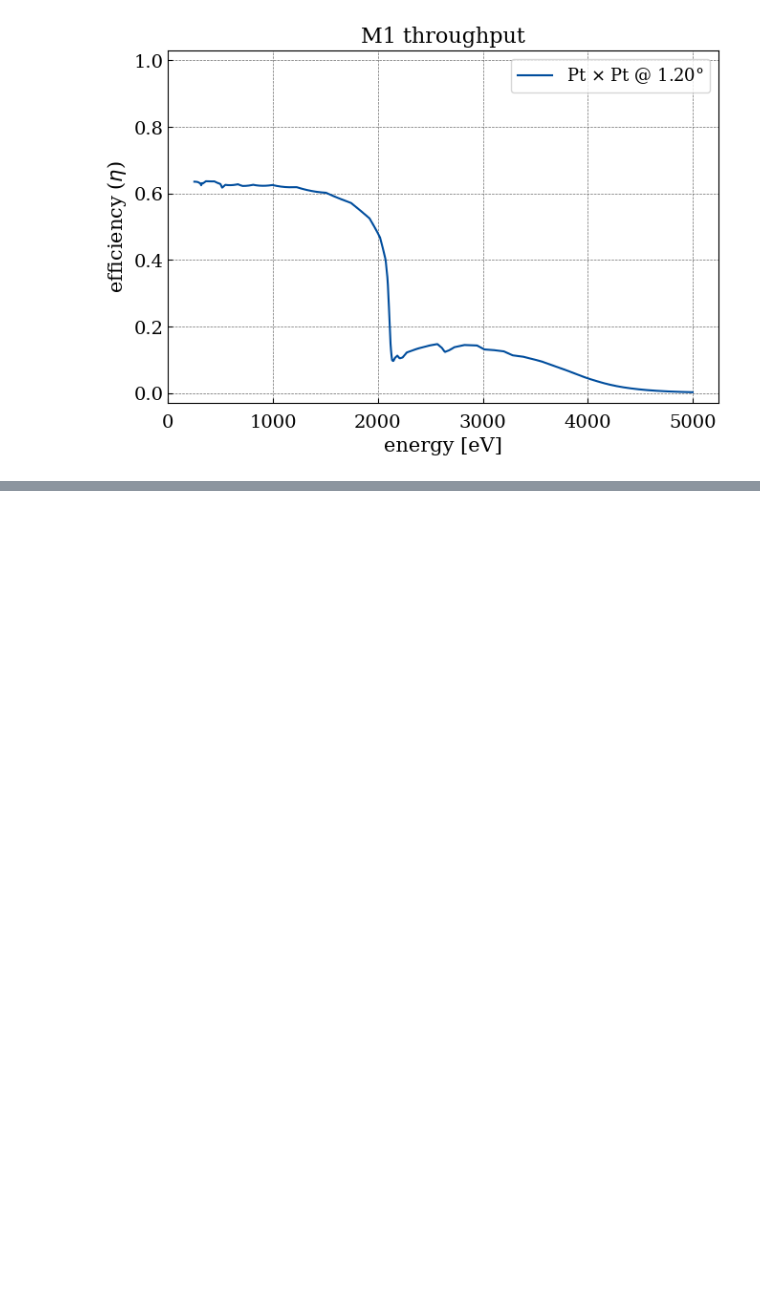
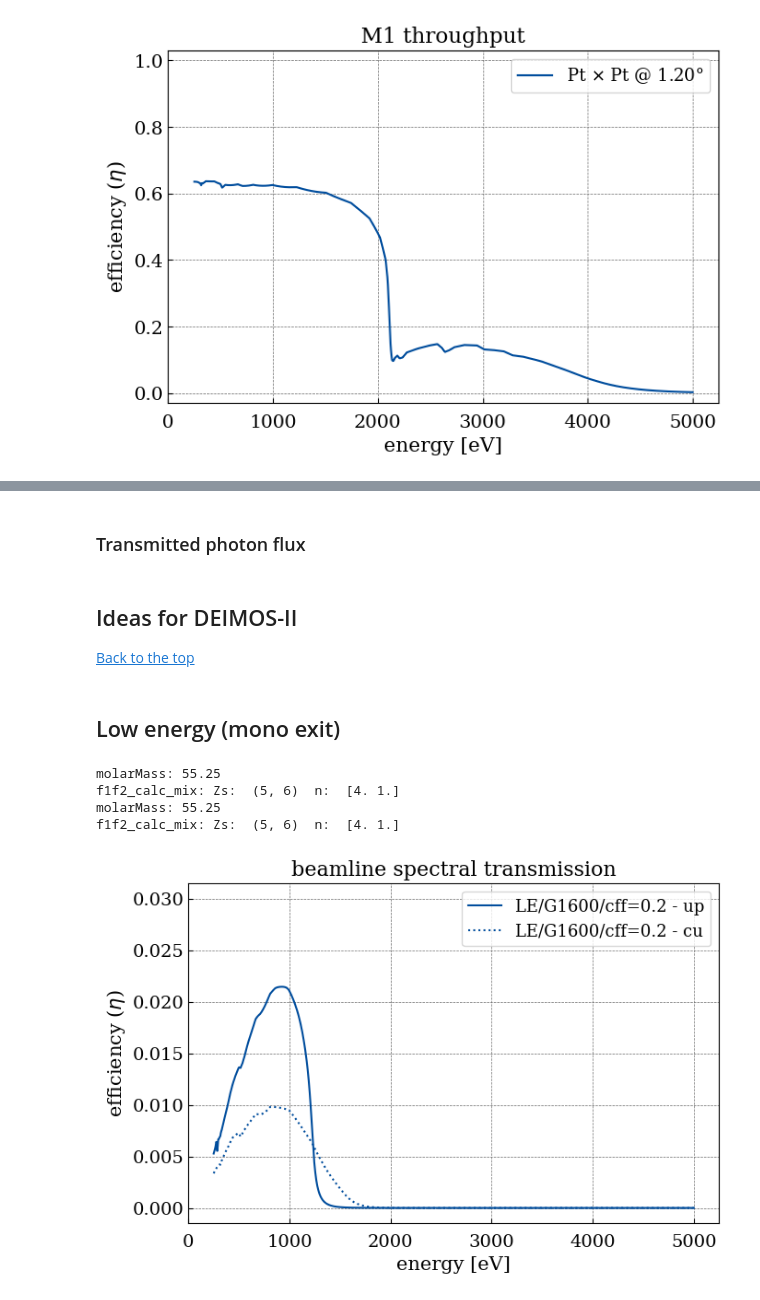
Before and after one commit to barc4/soleil_deimos, a Jupyter notebook: workspaces/Deimos_spectral_transmission.ipynb, the cells around one changed output, grey strips where cells are left out. Drawn from its saved outputs; the diff is of its cells as text; code cells hidden in the pictures; blank space fills up the shorter version.

Commit message:
WIP: initial DEIMOIS-II commit
 Changes to be committed:
	new file:   workspaces/Deimos-II_(simple)_notebook.ipynb
	modified:   workspaces/Deimos_spectral_transmission.ipynb

```diff
--- a/workspaces/Deimos_spectral_transmission.ipynb
+++ b/workspaces/Deimos_spectral_transmission.ipynb
@@ -372,0 +369,38 @@ fig.info_1d_plot(3, 'HE/G2400/$\omega$=0.692').plot_1d(enable=True, hold=True)
+# %% [markdown]
+### Transmitted photon flux
+# %% [markdown]
+<a id="deimosii"></a>
+## Ideas for DEIMOS-II
+[Back to the top](#toc)
+# %% [markdown]
+## Low energy (mono exit)
+# %%
+theta=1.5
+
+LEG1600_cu = (Pt_2p53["reflectivity"]*Pt_2p53["reflectivity"]*
+              G1600_cff0p2['carpem_G1600_VGD60A_c0p20']['h1'].values * M2 * M3['reflectivity']*1)
+        #    Wolter["reflectivity"]*Wolter["reflectivity"])
+
+
+
+M1A_le = reflectivity_curve("B4C", 2.52, theta, ei, ef, ne)
+M1B_le = reflectivity_curve("B4C", 2.52, theta, ei, ef, ne)
+# M1B_le = reflectivity_curve("Pt", -1, theta, ei, ef, ne)
+
+
+LEG1600_up = (M1A_le["reflectivity"]*M1B_le["reflectivity"]*
+              G1600_cff0p2['carpem_G1600_VGD60A_c0p20']['h1'].values * M2 * M3['reflectivity']*1)
+        #    Wolter["reflectivity"]*Wolter["reflectivity"])
+
+fig = PlotManager()
+fig.image, fig.x = LEG1600_up, energy
+fig.additional_info("beamline spectral transmission", "energy [eV]", "efficiency ($\eta$)", xmin=e0, xmax=ef+(ei-e0), ymin=-0.0015, ymax=0.0315).aesthetics(LaTex=True, grid=True)
+fig.info_1d_plot(0, 'LE/G1600/cff=0.2 - up').plot_1d(enable=False)
+fig.image = LEG1600_cu
+fig.info_1d_plot(0, 'LE/G1600/cff=0.2 - cu', LineStyle=':').plot_1d(enable=True, hold=True)
+# %% [output]
+molarMass: 55.25
+f1f2_calc_mix: Zs:  (5, 6)  n:  [4. 1.]
+molarMass: 55.25
+f1f2_calc_mix: Zs:  (5, 6)  n:  [4. 1.]
+[figure, added]
```
Also changed, not shown: parts of 11 cells of this notebook, 1 other file.
